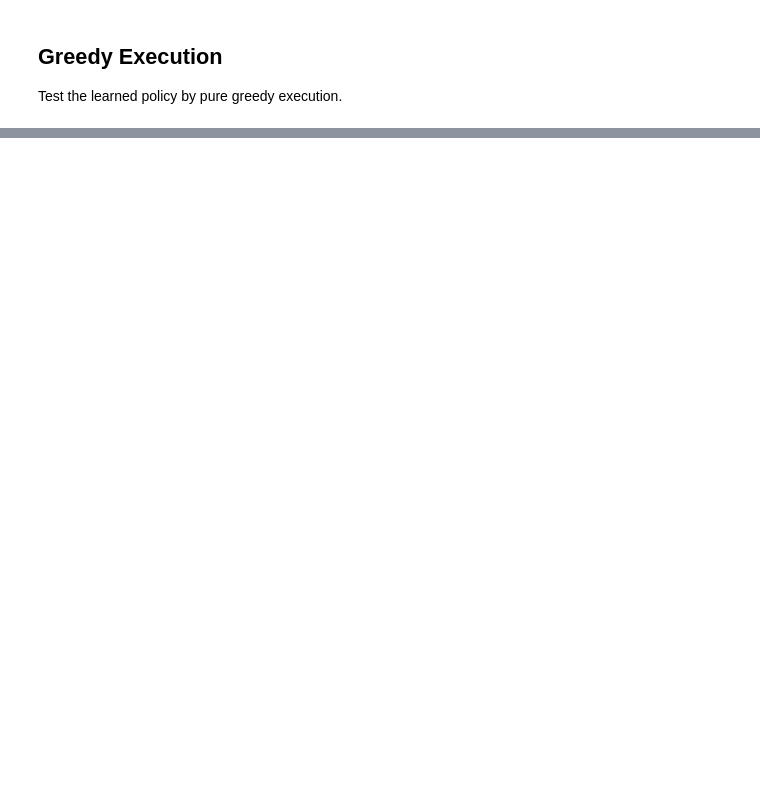
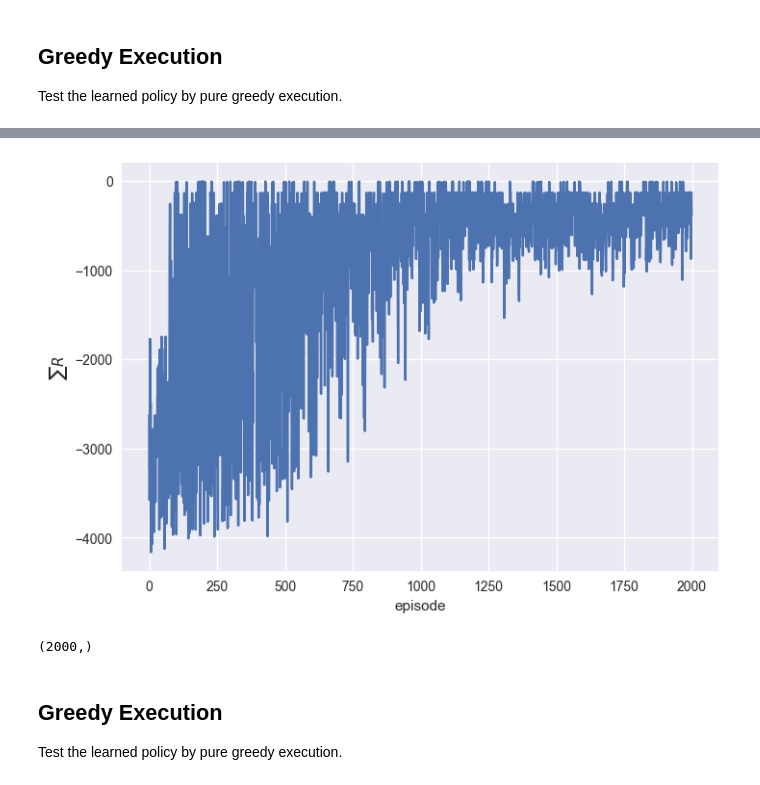
Before and after one commit to upb-lea/reinforcement_learning_course_materials, a Jupyter notebook: exercises/templates/ex06/multistep_bootstrapping.ipynb, the cells around one changed output, grey strips where cells are left out. Saved outputs shown, nothing was run; the diff lists cells and outputs as text; code cells hidden in the pictures; blank space fills up the shorter version.

```diff
--- a/exercises/templates/ex06/multistep_bootstrapping.ipynb
+++ b/exercises/templates/ex06/multistep_bootstrapping.ipynb
@@ -172,23 +344,0 @@ Test the learned policy by pure greedy execution.
-# %%
-env = gym.make('Pendulum-v1', render_mode="human")
-env = env.unwrapped
-
-nb_steps = 200
-
-state, _ = env.reset() # initialize x_0
-disc_state = tuple(discretize_state(state)) # use tuple indexing
-disc_action = pi_learned[disc_state]
-
-for k in range(nb_steps):
-
-    cont_action = continualize_action(disc_action)
-    env.render() # comment out for faster execution
-    state, reward, terminated, _, _ = env.step(cont_action)
-    disc_state = tuple(discretize_state(state))
-
-    if terminated:
-        break
-
-    disc_action = pi_learned[disc_state] # exploitative action
-
-env.close()
@@ -238,21 +361,25 @@ env = gym.make('Pendulum-v1', render_mode="human")
 env = env.unwrapped
 
 nb_steps = 200
+env = TimeLimit(env, max_episode_steps=nb_steps)
+
 
 state, _ = env.reset() # initialize x_0
 disc_state = tuple(discretize_state(state)) # use tuple indexing
-disc_action = pi[disc_state]
+disc_action = pi_learned[disc_state]
 
-for k in range(nb_steps):
+while True:
 
     cont_action = continualize_action(disc_action)
     env.render() # comment out for faster execution
-    state, reward, terminated, _, _ = env.step(cont_action)
+    state, reward, terminated, truncated, _ = env.step(cont_action)
+    done = terminated or truncated
+
     disc_state = tuple(discretize_state(state))
 
-    if terminated:
+    if done:
         break
 
-    disc_action = pi[disc_state] # exploitative action
+    disc_action = pi_learned[disc_state] # exploitative action
 
 env.close()
@@ -269,0 +495,14 @@ raise NotImplementedError()
+# %%
+plt.plot(cumulative_reward_history)
+plt.xlabel("episode")
+plt.ylabel(r"$\sum R$")
+plt.show()
+
+print(np.shape(cumulative_reward_history))
+# %% [output]
+[figure, added]
+(2000,)
+# %% [markdown]
+## Greedy Execution
+
+Test the learned policy by pure greedy execution.
```
Also changed, not shown: parts of 32 cells of this notebook, 1 other file.
